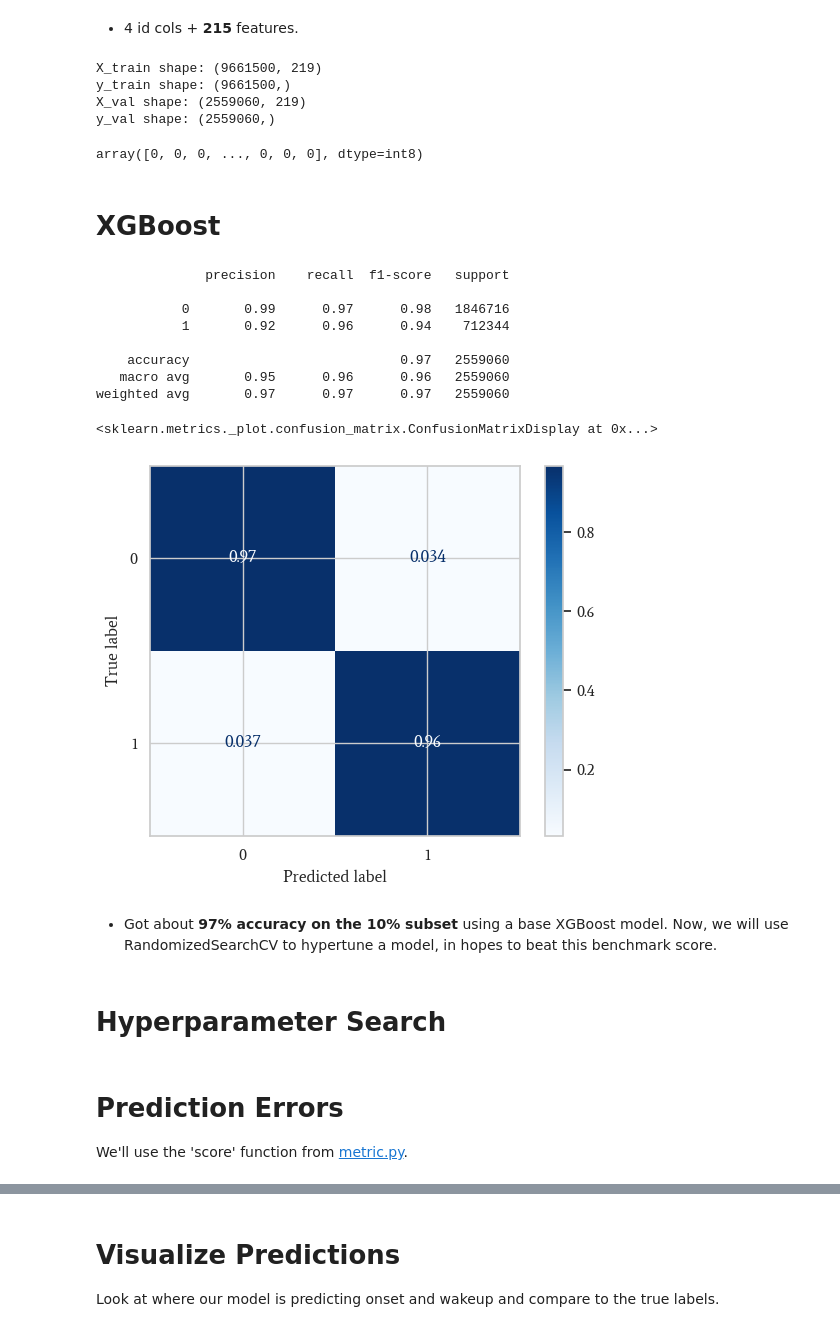
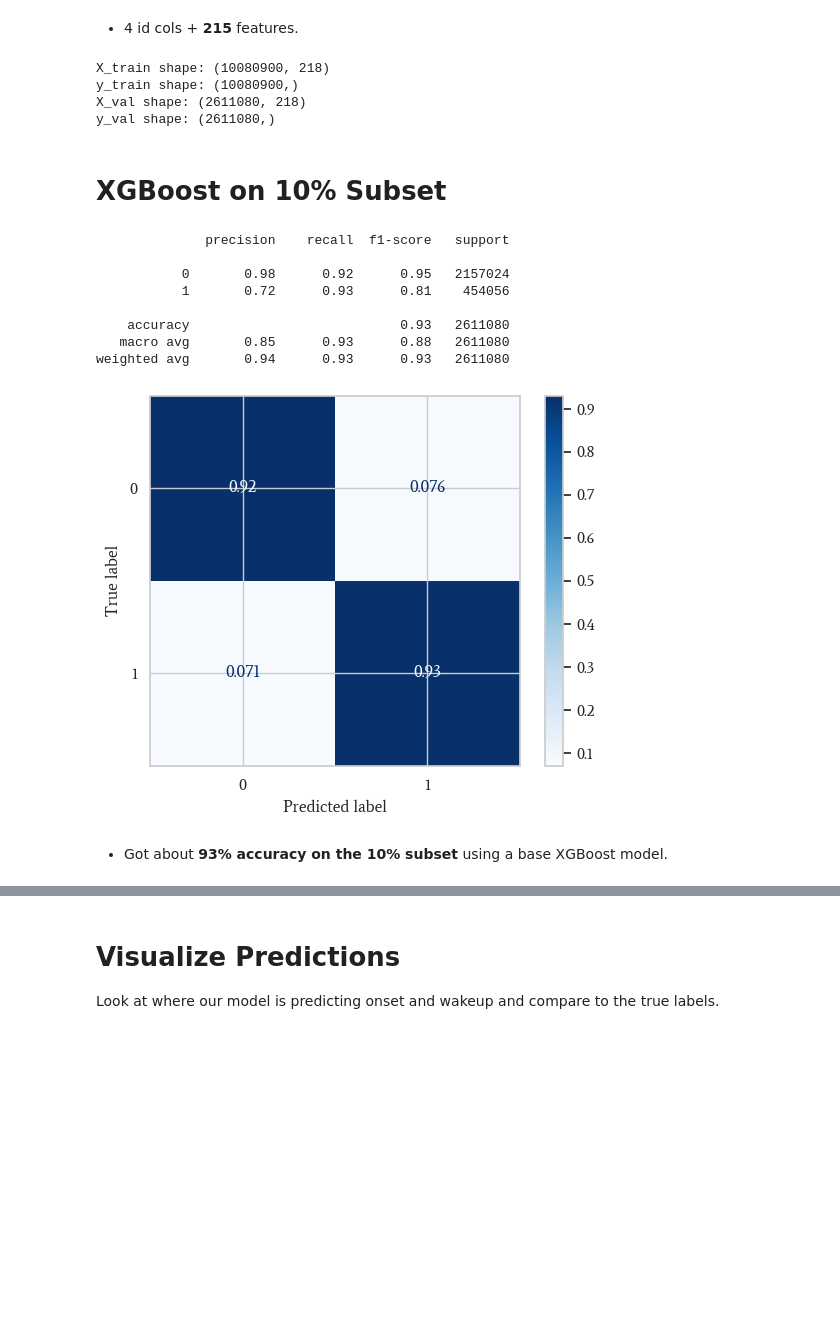
Before and after one commit to heefjones/detect_sleep_states, a Jupyter notebook: preds.ipynb, the cells around one changed output, grey strips where cells are left out. Drawn from its saved outputs; the diff is of its cells as text; code cells hidden in the pictures; blank space fills up the shorter version.

```diff
--- a/preds.ipynb
+++ b/preds.ipynb
@@ -65,0 +46,19 @@ shape: (1, 219)
+# %%
+# create features
+features_train = create_features(data_train)
+features_val = create_features(data_val)
+
+# define cols to be normalized
+non_norm_cols = ['series_id', 'step', 'date', 'hour', 'event']
+norm_cols = [col for col in features_train.columns if col not in non_norm_cols]
+
+# compute mean & std, convert to dictionaries
+mean_dict = features_train.select(norm_cols).mean().to_dicts()[0]
+std_dict = features_train.select(norm_cols).std().to_dicts()[0]
+
+# normalize only numeric columns
+features_train = features_train.with_columns([((pl.col(col) - mean_dict[col]) / std_dict[col]).cast(pl.Float32) for col in norm_cols])
+features_val = features_val.with_columns([((pl.col(col) - mean_dict[col]) / std_dict[col]).cast(pl.Float32) for col in norm_cols])
+
+# check
+features_train.sample()
@@ -76,43 +80,36 @@ print(f'y_train shape: {y_train.shape}')
 print(f'X_val shape: {X_val.shape}')
 print(f'y_val shape: {y_val.shape}')
 # %% [output]
-X_train shape: (9661500, 219)
-y_train shape: (9661500,)
-X_val shape: (2559060, 219)
-y_val shape: (2559060,)
+X_train shape: (10080900, 218)
+y_train shape: (10080900,)
+X_val shape: (2611080, 218)
+y_val shape: (2611080,)
-# %%
-y_train
-# %% [output]
-array([0, 0, 0, ..., 0, 0, 0], dtype=int8)
 # %% [markdown]
-# XGBoost
+# XGBoost on 10% Subset
 # %%
 # define non-feature cols
-non_feat_cols = ['series_id', 'step', 'date', 'event']
+non_feat_cols = ['series_id', 'step', 'date']
 
 # create xgb and fit
 xgb = XGBClassifier(random_state=SEED, n_jobs=-1)
 xgb.fit(X_train.drop(non_feat_cols), y_train)
 
 # get train and val preds
 train_preds = xgb.predict(X_train.drop(non_feat_cols))
 val_preds = xgb.predict(X_val.drop(non_feat_cols))
 
 # validation performance
 print(classification_report(y_val, val_preds))
 ConfusionMatrixDisplay.from_predictions(y_val, val_preds, normalize='true', cmap='Blues');
 # %% [output]
               precision    recall  f1-score   support
 
-           0       0.99      0.97      0.98   1846716
-           1       0.92      0.96      0.94    712344
+           0       0.98      0.92      0.95   2157024
+           1       0.72      0.93      0.81    454056
 
-    accuracy                           0.97   2559060
-   macro avg       0.95      0.96      0.96   2559060
-weighted avg       0.97      0.97      0.97   2559060
+    accuracy                           0.93   2611080
+   macro avg       0.85      0.93      0.88   2611080
+weighted avg       0.94      0.93      0.93   2611080
-<sklearn.metrics._plot.confusion_matrix.ConfusionMatrixDisplay at 0x...>
-[figure, old version]
+[figure, new version]
 # %% [markdown]
-- Got about __97% accuracy on the 10% subset__ using a base XGBoost model. Now, we will use RandomizedSearchCV to hypertune a model, in hopes to beat this benchmark score.
+- Got about __93% accuracy on the 10% subset__ using a base XGBoost model.
-# %% [markdown]
-# Hyperparameter Search
@@ -191,3 +115,0 @@ optimizer.maximize(init_points=10, n_iter=90)
-# %% [markdown]
-# Prediction Errors
-We'll use the 'score' function from [metric.py](metric.py).
```
Also changed, not shown: parts of 25 cells of this notebook, 2 other files.
